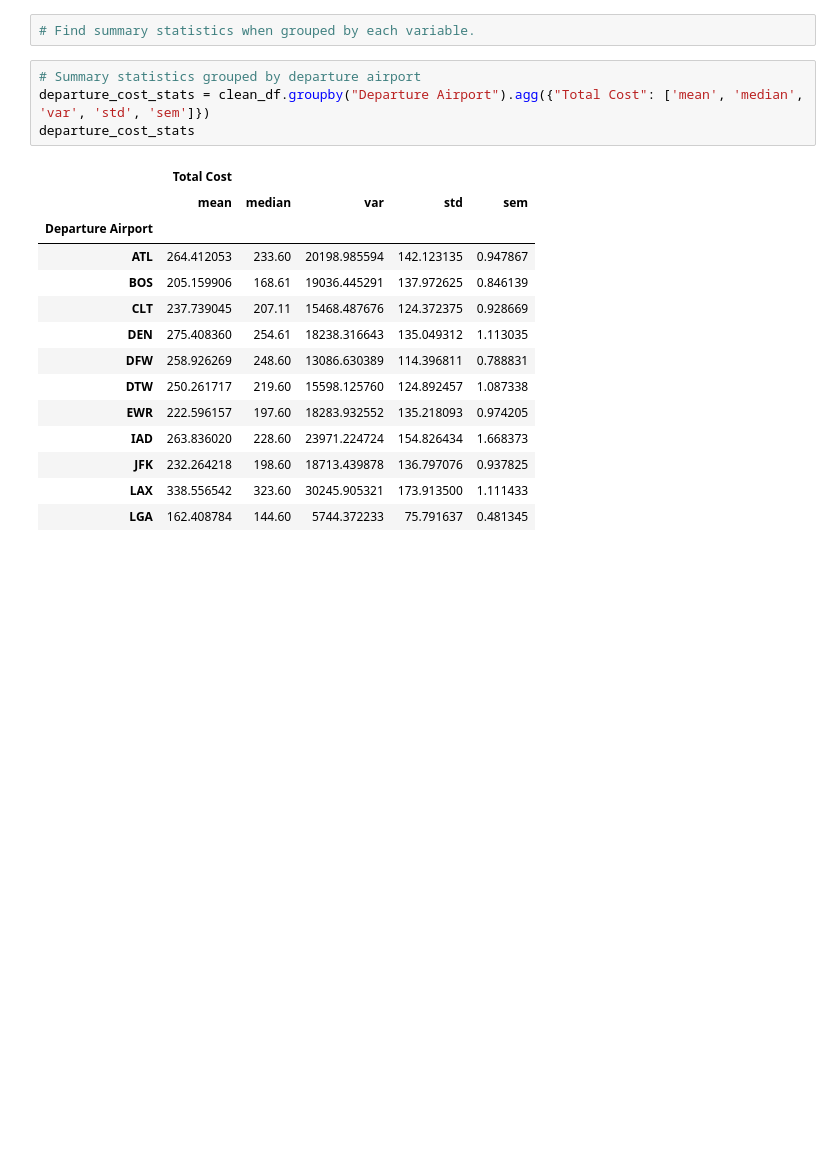
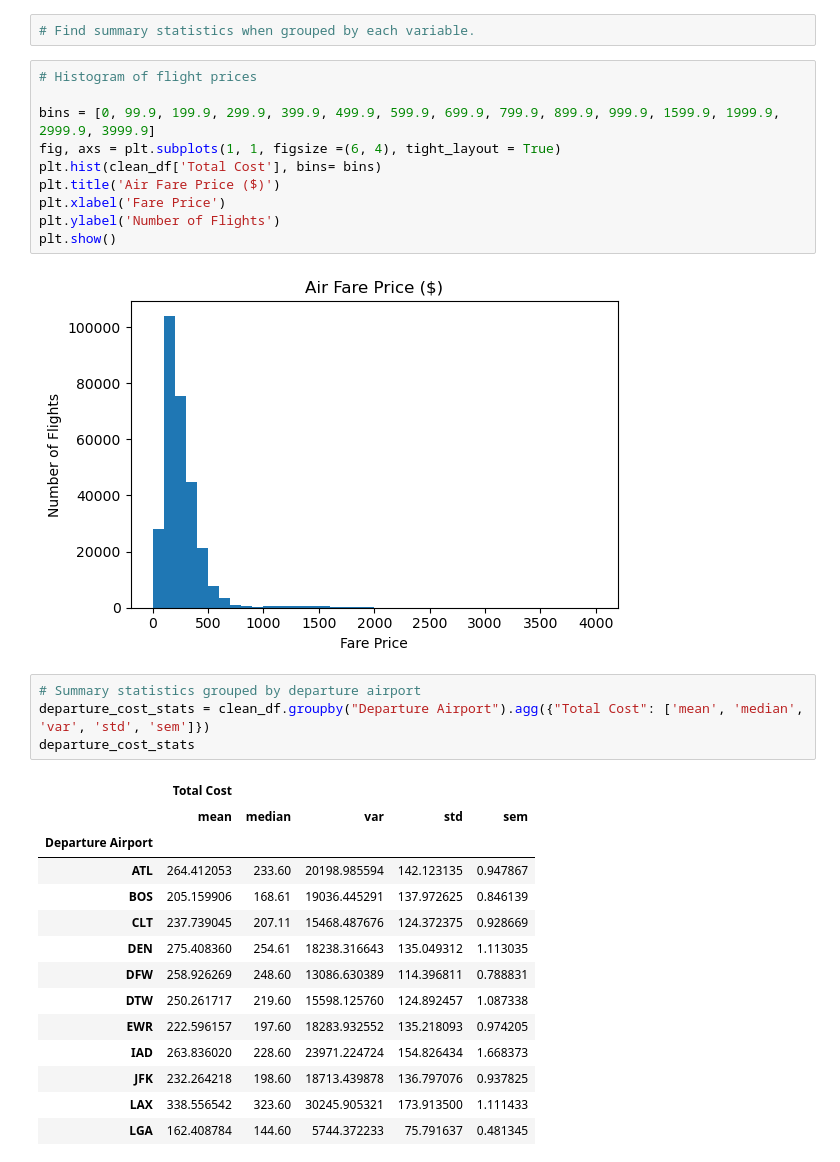
Before and after one commit to Muntasir-Murad/Predicting-Flight-Prices-Based-on-Various-Criteria, a Jupyter notebook: flight.ipynb, the cells around one changed output. Saved outputs shown, nothing was run; the diff lists cells and outputs as text; blank space fills up the shorter version.

Commit message:
added histogram

```diff
--- a/flight.ipynb
+++ b/flight.ipynb
@@ -206,5 +207,17 @@ clean_df.describe()
 # %%
 # Find summary statistics when grouped by each variable.
+# %%
+# Histogram of flight prices
+
+bins = [0, 99.9, 199.9, 299.9, 399.9, 499.9, 599.9, 699.9, 799.9, 899.9, 999.9, 1599.9, 1999.9, 2999.9, 3999.9]
+fig, axs = plt.subplots(1, 1, figsize =(6, 4), tight_layout = True)
+plt.hist(clean_df['Total Cost'], bins= bins)
+plt.title('Air Fare Price ($)')
+plt.xlabel('Fare Price')
+plt.ylabel('Number of Flights')
+plt.show()
+# %% [output]
+[figure, added]
 # %%
 # Summary statistics grouped by departure airport
 departure_cost_stats = clean_df.groupby("Departure Airport").agg({"Total Cost": ['mean', 'median', 'var', 'std', 'sem']})
```
Also changed, not shown: parts of 3 cells of this notebook.
